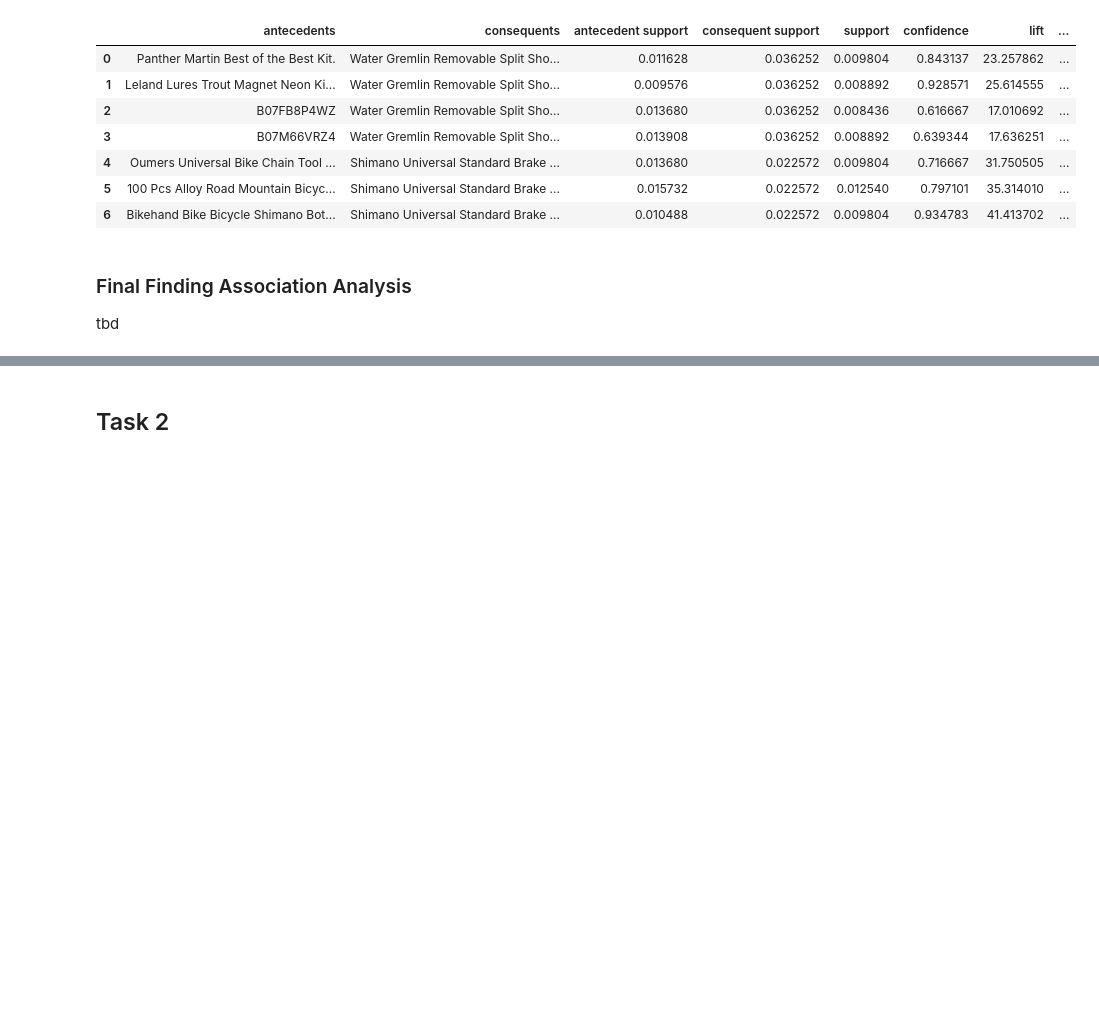
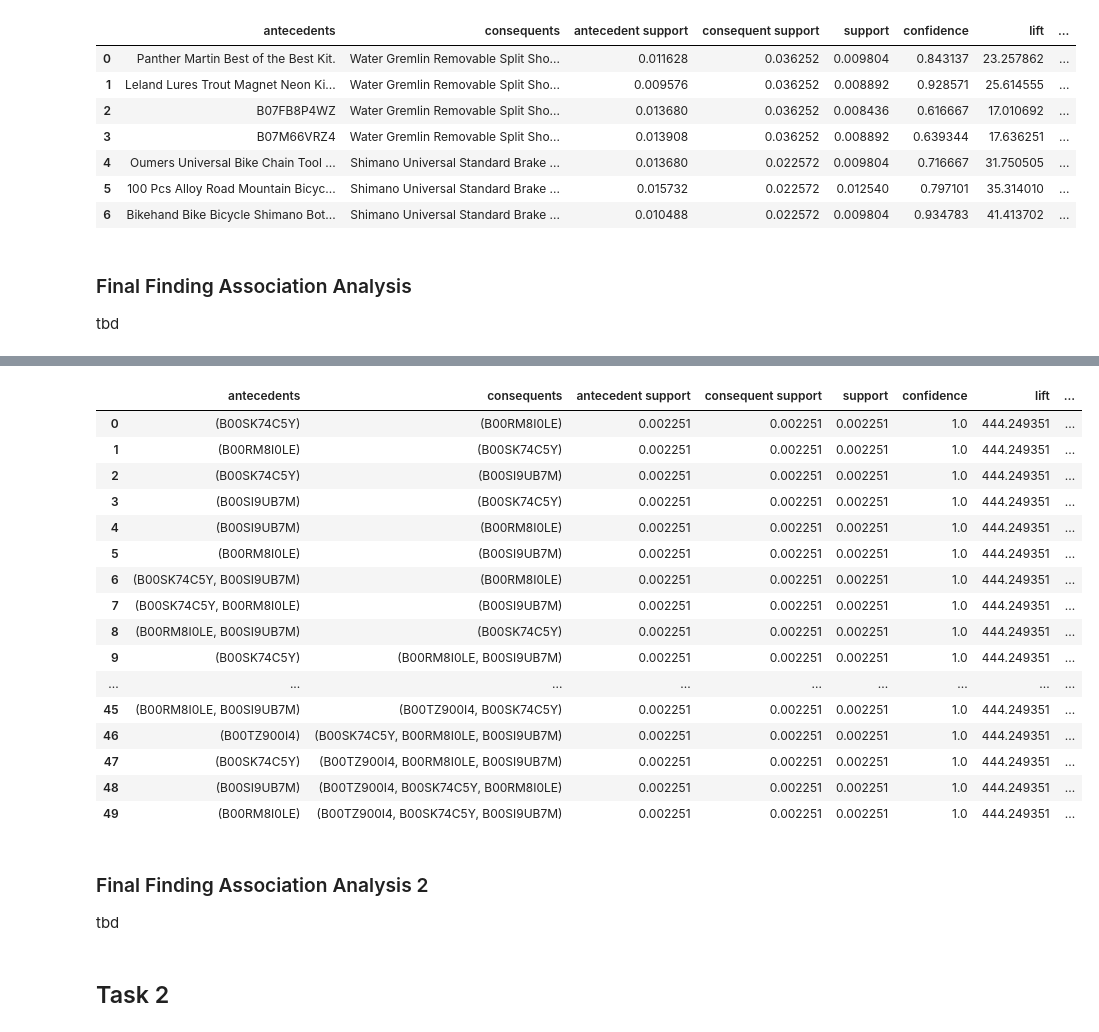
Before and after one commit to juliankulinsky/deep_learning, a Jupyter notebook: notebooks/deep_leaning_project.ipynb, the cells around one changed output, grey strips where cells are left out. Cells and saved outputs as stored; diff of their text form; code cells hidden in the pictures; blank space fills up the shorter version.

Commit message:
feat: association analysis Ansatz 2

```diff
--- a/notebooks/deep_leaning_project.ipynb
+++ b/notebooks/deep_leaning_project.ipynb
@@ -1647,0 +1719,15 @@ tbd
+# %%
+df_grouped = df2015.groupby('reviewerID')['asin'].apply(list)
+# %%
+df_grouped = df_grouped.to_frame()
+data2015 = df_grouped['asin'].to_list()
+#data = df_grouped['Warenkorb'].to_list()
+# %%
+# TranscationEncoder, um Transaktions Liste in True/False Matrix zu überführen
+from mlxtend.preprocessing import TransactionEncoder
+a2 = TransactionEncoder()
+a_data2 = a2.fit(data2015).transform(data2015)
+asdf2 = pd.DataFrame(a_data2,columns=a2.columns_)
+#asdf = asdf.replace(False,0.0)
+#asdf = asdf.replace(True,1.0)
+asdf2
@@ -1647,0 +1748,5 @@ tbd
+# %%
+# Ableitung häufiger Elemente auf der Grundlage des FP Growth Algorithmus
+new_df = fpgrowth(asdf2, min_support = 0.00225, use_colnames = True)
+# new_df = new_df[new_df['itemsets'].map(lambda d: len(d) > 1)]
+new_df
@@ -1648,3 +1771,29 @@ tbd
+# %%
+# Ableitung von Assoziationsregeln auf der Grundlage des confidence treshold -> 0.6
+df_ar = association_rules(new_df, metric = "confidence", min_threshold = 0.7)
+df_ar
+# %% [output]
+|  | antecedents | consequents | antecedent support | consequent support | support | confidence | lift | ... |
+| 0 | (B00SK74C5Y) | (B00RM8I0LE) | 0.002251 | 0.002251 | 0.002251 | 1.0 | 444.249351 | ... |
+| 1 | (B00RM8I0LE) | (B00SK74C5Y) | 0.002251 | 0.002251 | 0.002251 | 1.0 | 444.249351 | ... |
+| 2 | (B00SK74C5Y) | (B00SI9UB7M) | 0.002251 | 0.002251 | 0.002251 | 1.0 | 444.249351 | ... |
+| 3 | (B00SI9UB7M) | (B00SK74C5Y) | 0.002251 | 0.002251 | 0.002251 | 1.0 | 444.249351 | ... |
+| 4 | (B00SI9UB7M) | (B00RM8I0LE) | 0.002251 | 0.002251 | 0.002251 | 1.0 | 444.249351 | ... |
+| 5 | (B00RM8I0LE) | (B00SI9UB7M) | 0.002251 | 0.002251 | 0.002251 | 1.0 | 444.249351 | ... |
+| 6 | (B00SK74C5Y, B00SI9UB7M) | (B00RM8I0LE) | 0.002251 | 0.002251 | 0.002251 | 1.0 | 444.249351 | ... |
+| 7 | (B00SK74C5Y, B00RM8I0LE) | (B00SI9UB7M) | 0.002251 | 0.002251 | 0.002251 | 1.0 | 444.249351 | ... |
+| 8 | (B00RM8I0LE, B00SI9UB7M) | (B00SK74C5Y) | 0.002251 | 0.002251 | 0.002251 | 1.0 | 444.249351 | ... |
+| 9 | (B00SK74C5Y) | (B00RM8I0LE, B00SI9UB7M) | 0.002251 | 0.002251 | 0.002251 | 1.0 | 444.249351 | ... |
+| ... | ... | ... | ... | ... | ... | ... | ... | ... |
+| 45 | (B00RM8I0LE, B00SI9UB7M) | (B00TZ900I4, B00SK74C5Y) | 0.002251 | 0.002251 | 0.002251 | 1.0 | 444.249351 | ... |
+| 46 | (B00TZ900I4) | (B00SK74C5Y, B00RM8I0LE, B00SI9UB7M) | 0.002251 | 0.002251 | 0.002251 | 1.0 | 444.249351 | ... |
+| 47 | (B00SK74C5Y) | (B00TZ900I4, B00RM8I0LE, B00SI9UB7M) | 0.002251 | 0.002251 | 0.002251 | 1.0 | 444.249351 | ... |
+| 48 | (B00SI9UB7M) | (B00TZ900I4, B00SK74C5Y, B00RM8I0LE) | 0.002251 | 0.002251 | 0.002251 | 1.0 | 444.249351 | ... |
+| 49 | (B00RM8I0LE) | (B00TZ900I4, B00SK74C5Y, B00SI9UB7M) | 0.002251 | 0.002251 | 0.002251 | 1.0 | 444.249351 | ... |
+# %% [markdown]
+### Final Finding Association Analysis 2
+
+tbd
 # %% [markdown]
 ## Task 2
 # %% [markdown]
```
Also changed, not shown: parts of 18 cells of this notebook.
